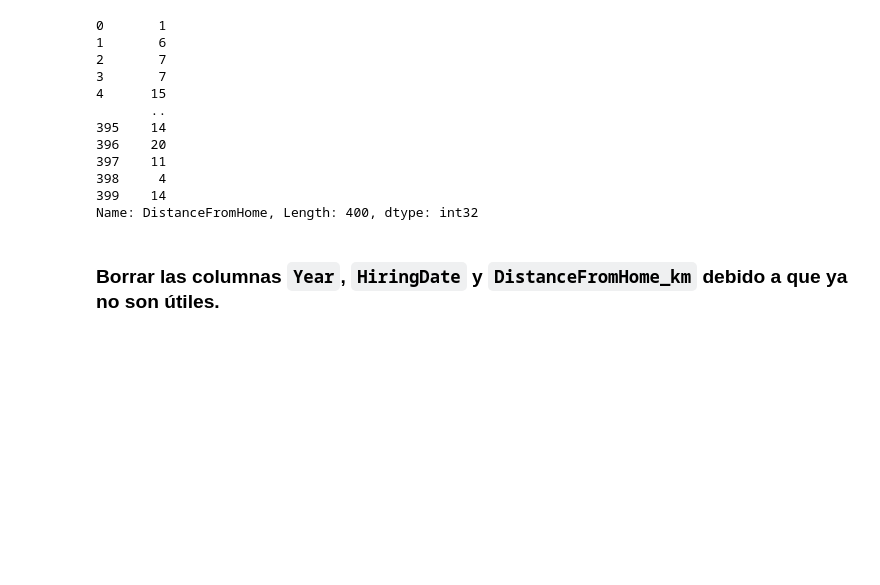
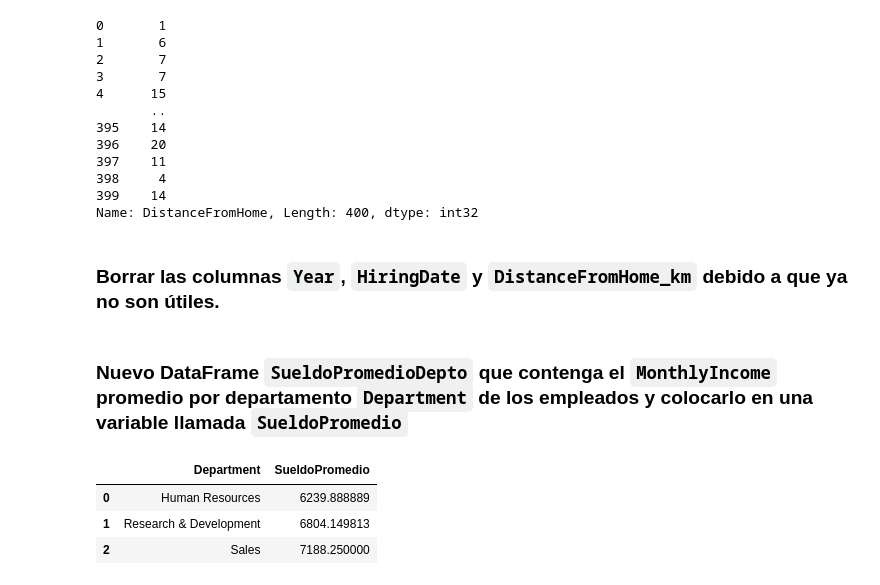
Before and after one commit to ADRIANVM117/TEC_MTY_PORTAFOLIO, a Jupyter notebook: RetoEmpleados/RetoEmpleados.ipynb, the cells around one changed output. Cells and saved outputs as stored; diff of their text form; code cells hidden in the pictures; blank space fills up the shorter version.

Commit message:
Actualización en RetoEmpleados.ipynb - mejoras en documentación

```diff
--- a/RetoEmpleados/RetoEmpleados.ipynb
+++ b/RetoEmpleados/RetoEmpleados.ipynb
@@ -15,7 +15,7 @@ import scipy as stats
 # %% [markdown]
 ## Leer archivo csv
 # %%
-EmpleadosAttrition = pd.read_csv('0.mikh5r1gs60.fukzkek4yb4empleadosRETO.csv')
+EmpleadosAttrition = pd.read_csv('EmpleadosRETO.csv')
 EmpleadosAttrition.head()
 # %% [output]
 |  | Age | BusinessTravel | Department | DistanceFromHome | Education | EducationField | EmployeeCount | ... |
@@ -111,3 +111,16 @@ Name: DistanceFromHome, Length: 400, dtype: int32
 ### <b> Borrar </b> las columnas `Year`, `HiringDate` y `DistanceFromHome_km` debido a que ya no son útiles.
 # %%
 EmpleadosAttrition.drop(['Year', 'HiringDate' , 'DistanceFromHome_km' ], axis = 1 , inplace = True)
+# %% [markdown]
+### Nuevo DataFrame  `SueldoPromedioDepto` que contenga el `MonthlyIncome` promedio por departamento `Department` de los empleados y colocarlo en una variable llamada `SueldoPromedio`
+# %%
+# Nuevo DF con el MonthlyIncome promedio por departamento
+SueldoPromedioDepto = EmpleadosAttrition.groupby('Department', as_index = False)['MonthlyIncome'].mean()
+# cambiar el nombre a la columna
+SueldoPromedioDepto.rename(columns = {'MonthlyIncome' : 'SueldoPromedio'}, inplace= True)
+SueldoPromedioDepto.head()
+# %% [output]
+|  | Department | SueldoPromedio |
+| 0 | Human Resources | 6239.888889 |
+| 1 | Research & Development | 6804.149813 |
+| 2 | Sales | 7188.250000 |
```
Also changed, not shown: parts of 2 cells of this notebook.
